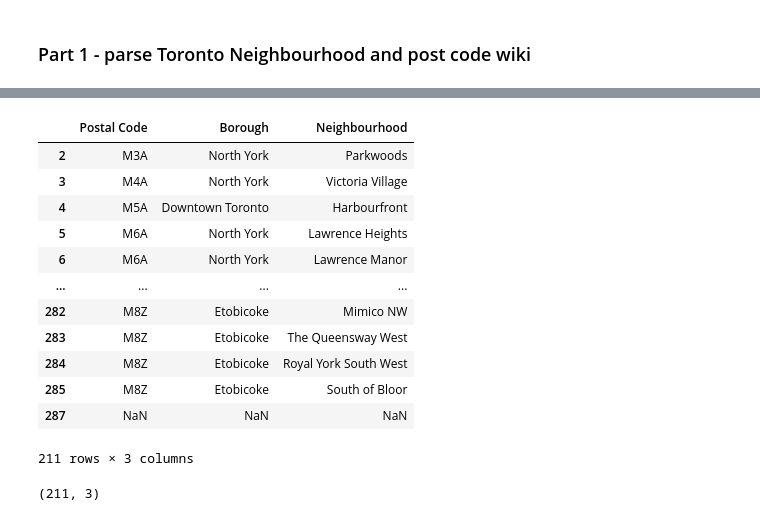
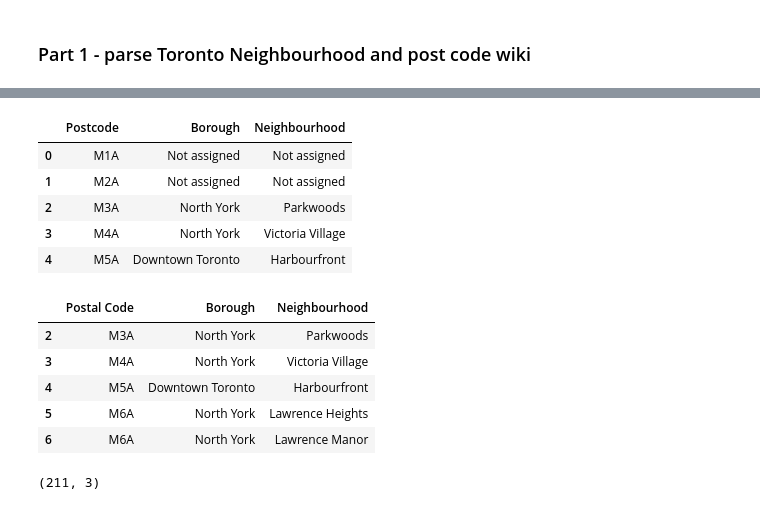
Before and after one commit to denisgbrg/Coursera_Capstone, a Jupyter notebook: DataScienceCapstone.ipynb, the cells around one changed output, grey strips where cells are left out. Drawn from its saved outputs; the diff is of its cells as text; code cells hidden in the pictures.

```diff
--- a/DataScienceCapstone.ipynb
+++ b/DataScienceCapstone.ipynb
@@ -25,28 +77,30 @@ df['Borough']=df['Borough'].replace({'Downtown TorontoStn A PO Boxes25 The Espla
                                              'East TorontoBusiness reply mail Processing Centre969 Eastern':'East Toronto Business',
                                              'EtobicokeNorthwest':'Etobicoke Northwest','East YorkEast Toronto':'East York/East Toronto',
                                              'MississaugaCanada Post Gateway Processing Centre':'Mississauga'})
+df=dfs[0]
+df.head()
+# %% [output]
+|  | Postcode | Borough | Neighbourhood |
+| 0 | M1A | Not assigned | Not assigned |
+| 1 | M2A | Not assigned | Not assigned |
+| 2 | M3A | North York | Parkwoods |
+| 3 | M4A | North York | Victoria Village |
+| 4 | M5A | Downtown Toronto | Harbourfront |
 # %%
 # Drop records with not assigned boroughs
 df = df[df.Borough != 'Not assigned']
 
 #Rename columns to match assignment
-df.rename(columns={'Postcode':'Postal Code'},inplace=True)
+df = df.rename(columns={'Postcode':'Postal Code'},inplace=False)
 # %%
-df
+df.head()
 # %% [output]
 |  | Postal Code | Borough | Neighbourhood |
 | 2 | M3A | North York | Parkwoods |
 | 3 | M4A | North York | Victoria Village |
 | 4 | M5A | Downtown Toronto | Harbourfront |
 | 5 | M6A | North York | Lawrence Heights |
 | 6 | M6A | North York | Lawrence Manor |
-| ... | ... | ... | ... |
-| 282 | M8Z | Etobicoke | Mimico NW |
-| 283 | M8Z | Etobicoke | The Queensway West |
-| 284 | M8Z | Etobicoke | Royal York South West |
-| 285 | M8Z | Etobicoke | South of Bloor |
-| 287 | NaN | NaN | NaN |
-211 rows × 3 columns
 # %%
 df.shape
 # %% [output]
```
Also changed, not shown: parts of 7 cells of this notebook.
